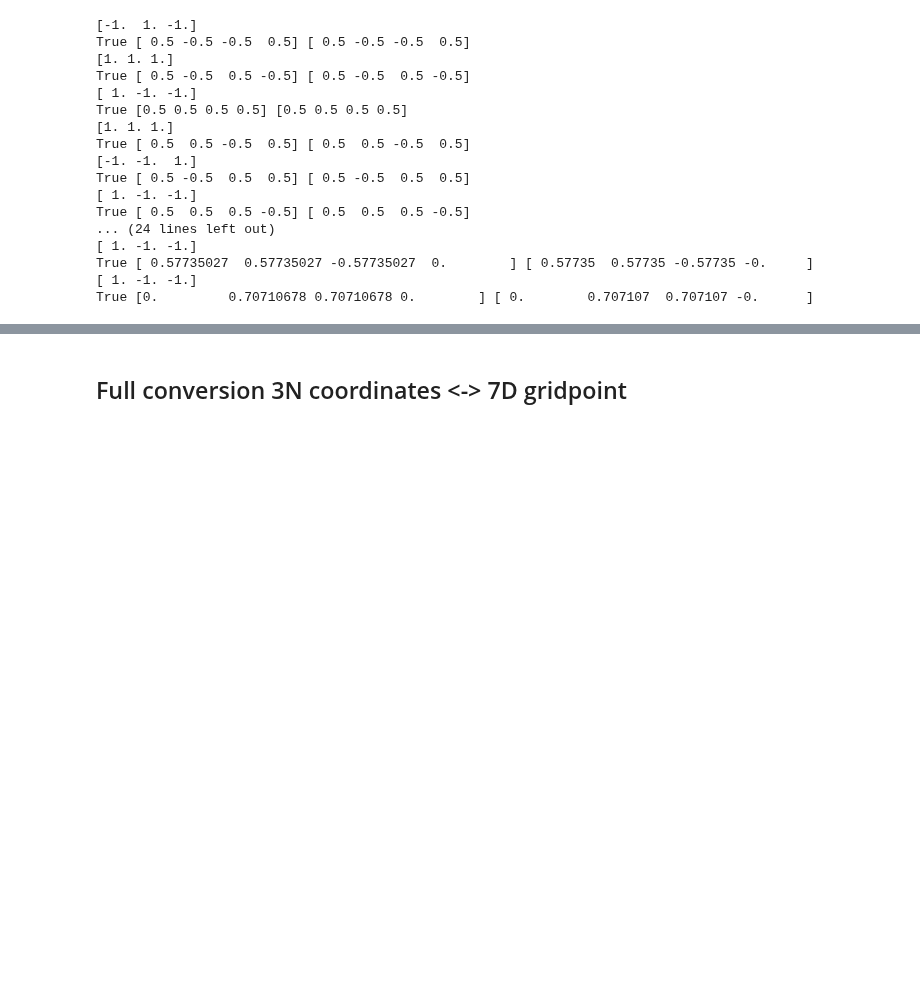
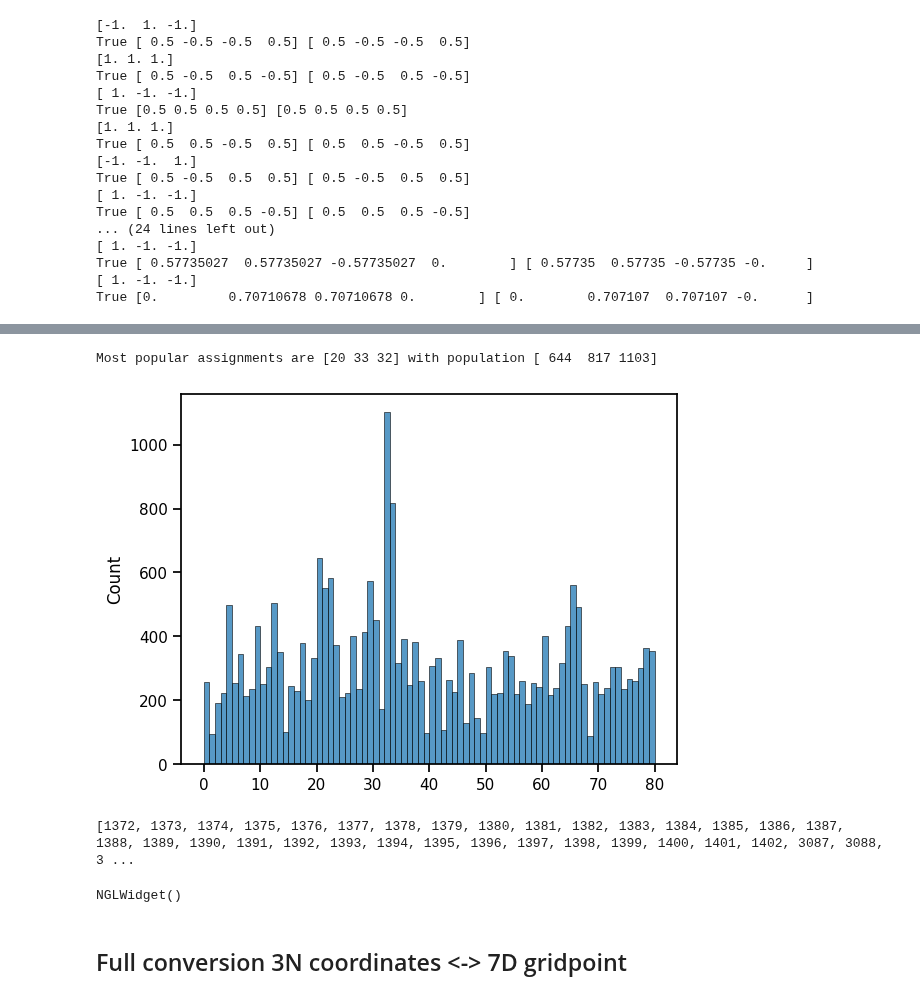
Before and after one commit to bkellerlab/molecularRotationalGrids, a Jupyter notebook: jupyter/Meeting_2024_02_14.ipynb, the cells around one changed output, grey strips where cells are left out. Cells and saved outputs as stored; diff of their text form; code cells hidden in the pictures; blank space fills up the shorter version.

Commit message:
assigning full trajectory to 80 orientations in 2min

```diff
--- a/jupyter/Meeting_2024_02_14.ipynb
+++ b/jupyter/Meeting_2024_02_14.ipynb
@@ -38,9 +38,9 @@ sns.set_context("notebook")
 # %%
 # generated a file with
 # python -m molgri.scripts.generate_pt -m1 H2O -m2 H2O -o "12" -b "8" -t "linspace(0.2, 1, 5)" --recal
-pt_name = "H2O_H2O_0403"
+pt_name = "H2O_H2O_0528"
 pt_universe = mda.Universe(f"{PATH_OUTPUT_PT}{pt_name}.gro",
-                           f"{PATH_OUTPUT_PT}{pt_name}.xtc")
+                           f"{PATH_OUTPUT_PT}{pt_name}.trr")
 len_pt = len(pt_universe.trajectory)
 
 vm = ViewManager(pt_universe)
@@ -312,7 +312,10 @@ def determine_positive_directions(current_universe, second_molecule):
         # only these combinations of directions are possible in righthanded coordinate systems
         allowed_righthanded = [[1, 1, 1], [-1, 1, -1], [1, -1, -1], [-1, -1, 1]]
         for ar in allowed_righthanded:
-            if np.sum(np.isclose(ar, directions))
+            # exactly two identical (and the third is zero)
+            if np.sum(np.isclose(ar, directions)) == 2:
+                directions = ar
+                break
     # if two (or three - that would just be an atom) unknowns raise an error
     elif np.sum(np.isclose(directions,0)) > 1:
         raise ValueError("All atoms perpendicular to at least one of principal axes, can´t determine direction.")
@@ -468,0 +499,11 @@ current [[ 0. -1.  0.]
+# %%
+# test with a real trajectory: see how long it takes
+gro_name = "H2O_H2O_0095"
+traj_name = "H2O_H2O_0095_25000"
+b_selection = SphereGrid4DFactory().create(alg_name="cube4D", N=80).get_grid_as_array()
+traj_universe = mda.Universe(f"{PATH_OUTPUT_PT}H2O_H2O_0095.gro", f"{PATH_OUTPUT_PT}H2O_H2O_0095_25000.xtc")
+
+print(f"Assigning 25000 frames to 80 quaternions")
+print(b_selection)
+
+quaternion_assignments = assign_2_b_grid(traj_universe, b_selection, H2O_reference_universe, H2O_second_mol)
@@ -469,3 +528,24 @@ current [[ 0. -1.  0.]
+# %%
+# make a histogram of most populated quaternions
+sns.histplot(quaternion_assignments, stat="count", bins=np.arange(81))
+
+popular, counts = np.unique(quaternion_assignments, return_counts=True)
+max_counts = k_argmax_in_array(counts, 3)
+print(f"Most popular assignments are {popular[max_counts]} with population {counts[max_counts]}")
+# %% [output]
+Most popular assignments are [20 33 32] with population [ 644  817 1103]
+[figure, added]
+# %%
+# plot some frames of a real trajectory that belong to the same quaternion grid point
+vm = ViewManager(traj_universe)
+# plot a selection (because too many) that are all assigned to grid point 21
+assigned_to_26 = np.where(quaternion_assignments == 15)[0]
+# show in VMD for a better view
+print(list(assigned_to_26))
+vm.plot_frames_overlapping(np.random.choice(assigned_to_26, 30))
+# %% [output]
+[1372, 1373, 1374, 1375, 1376, 1377, 1378, 1379, 1380, 1381, 1382, 1383, 1384, 1385, 1386, 1387, 1388, 1389, 1390, 1391, 1392, 1393, 1394, 1395, 1396, 1397, 1398, 1399, 1400, 1401, 1402, 3087, 3088, 3 ...
+NGLWidget()
 # %% [markdown]
 ## Full conversion 3N coordinates <-> 7D gridpoint
 # %%
```
Also changed, not shown: parts of 9 cells of this notebook.
